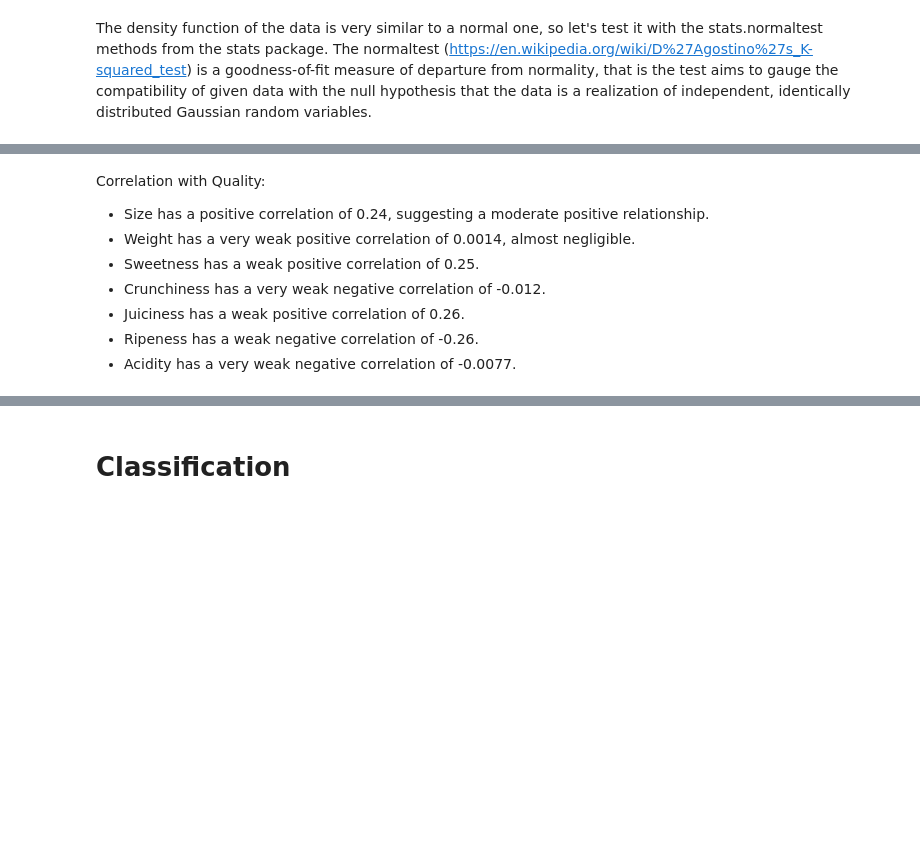
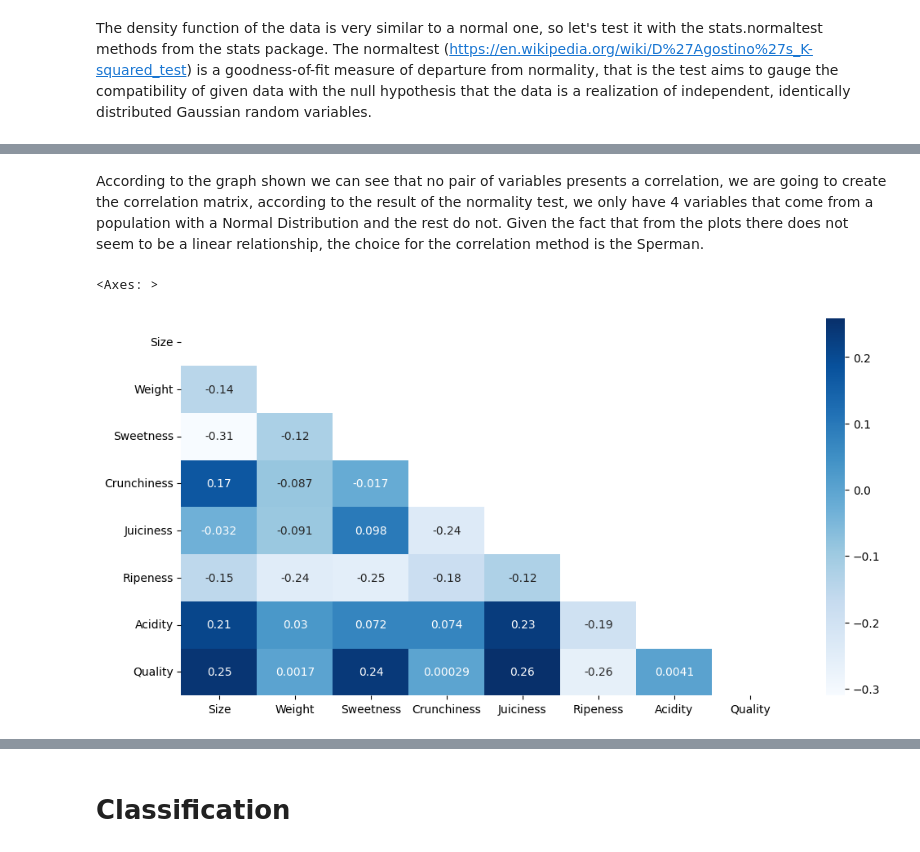
Before and after one commit to Moster2698/MachineLearning-UNIVR, a Jupyter notebook: Project.ipynb, the cells around one changed output, grey strips where cells are left out. Cells and saved outputs as stored; diff of their text form; code cells hidden in the pictures; blank space fills up the shorter version.

```diff
--- a/Project.ipynb
+++ b/Project.ipynb
@@ -322,14 +334,10 @@ So from all these features, only 4 of them can be assumed to be from a normal di
+# %% [markdown]
+According to the graph shown we can see that no pair of variables presents a correlation, we are going to create the correlation matrix, according to the result of the normality test, we only have 4 variables that come from a population with a Normal Distribution and the rest do not. Given the fact that from the plots there does not seem to be a linear relationship, the choice for the correlation method is the Sperman.
 # %%
-correlation_matrix_df = df.corr()
+correlation_matrix_df = df.corr(method='spearman')
 fig = plt.figure(figsize=(12,6))
 mask = np.triu(np.ones_like(correlation_matrix_df, dtype=bool))
-sns.heatmap(correlation_matrix_df,annot=True, mask = mask)
+sns.heatmap(correlation_matrix_df,annot=True,cmap='Blues', mask = mask)
+# %% [output]
+<Axes: >
+[figure, added]
-# %% [markdown]
-Correlation with Quality:
-* Size has a positive correlation of 0.24, suggesting a moderate positive relationship.
-* Weight has a very weak positive correlation of 0.0014, almost negligible.
-* Sweetness has a weak positive correlation of 0.25.
-* Crunchiness has a very weak negative correlation of -0.012.
-* Juiciness has a weak positive correlation of 0.26.
-* Ripeness has a weak negative correlation of -0.26.
-* Acidity has a very weak negative correlation of -0.0077.
```
Also changed, not shown: parts of 11 cells of this notebook, 1 other file.
